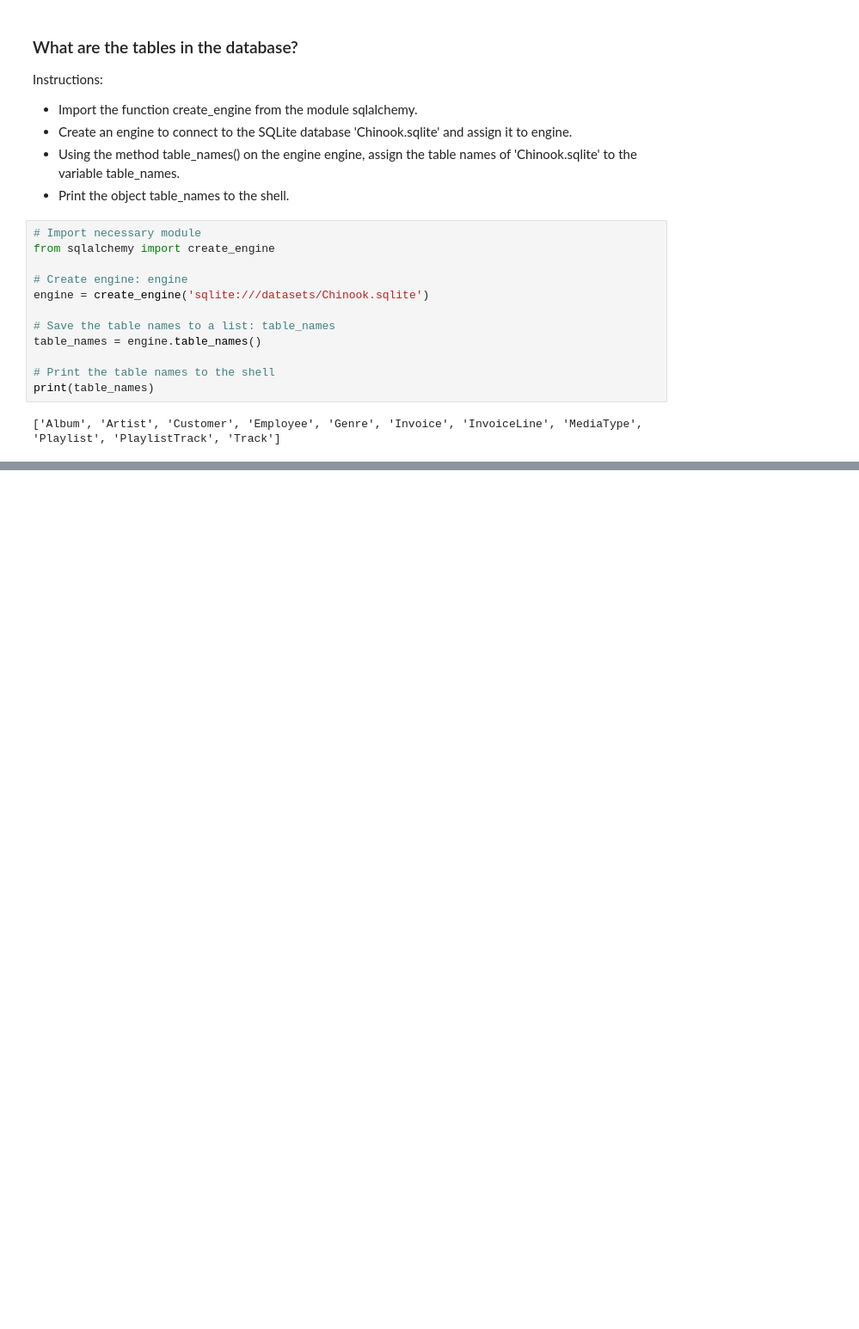
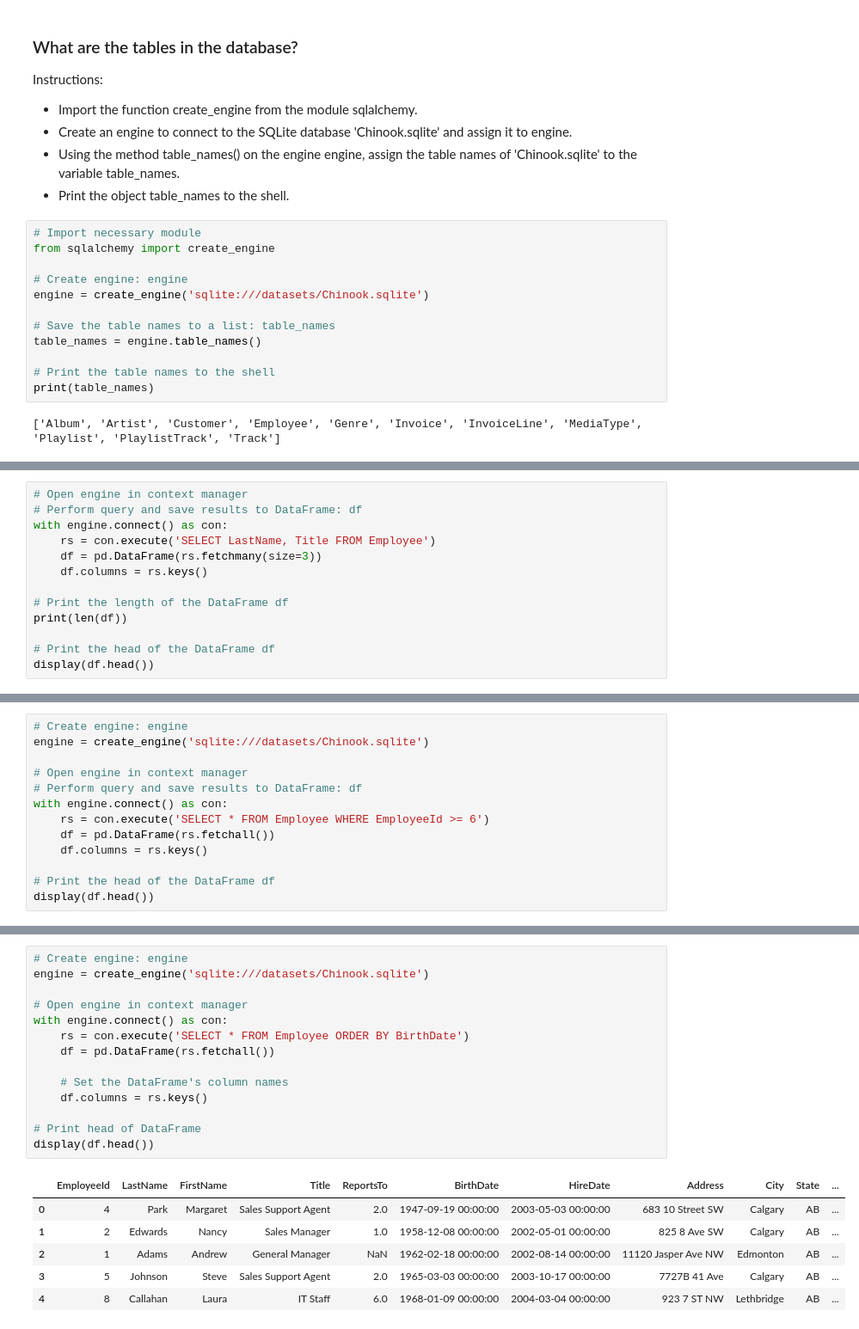
Before and after one commit to pedrogrigorio/DataCamp-Python-Data-Science-Track, a Jupyter notebook: 11-Introduction_to_Importing_Data_in_Python/notebook.ipynb, the cells around one changed output, grey strips where cells are left out. Shown: that part at 86% size. Drawn from its saved outputs; the diff is of its cells as text; blank space fills up the shorter version.

```diff
--- a/11-Introduction_to_Importing_Data_in_Python/notebook.ipynb
+++ b/11-Introduction_to_Importing_Data_in_Python/notebook.ipynb
@@ -561,0 +608,13 @@ print(table_names)
+# %%
+# Open engine in context manager
+# Perform query and save results to DataFrame: df
+with engine.connect() as con:
+    rs = con.execute('SELECT LastName, Title FROM Employee')
+    df = pd.DataFrame(rs.fetchmany(size=3))
+    df.columns = rs.keys()
+
+# Print the length of the DataFrame df
+print(len(df))
+
+# Print the head of the DataFrame df
+display(df.head())
@@ -561,0 +636,13 @@ print(table_names)
+# %%
+# Create engine: engine
+engine = create_engine('sqlite:///datasets/Chinook.sqlite')
+
+# Open engine in context manager
+# Perform query and save results to DataFrame: df
+with engine.connect() as con:
+    rs = con.execute('SELECT * FROM Employee WHERE EmployeeId >= 6')
+    df = pd.DataFrame(rs.fetchall())
+    df.columns = rs.keys()
+
+# Print the head of the DataFrame df
+display(df.head())
@@ -561,0 +663,21 @@ print(table_names)
+# %%
+# Create engine: engine
+engine = create_engine('sqlite:///datasets/Chinook.sqlite')
+
+# Open engine in context manager
+with engine.connect() as con:
+    rs = con.execute('SELECT * FROM Employee ORDER BY BirthDate')
+    df = pd.DataFrame(rs.fetchall())
+
+    # Set the DataFrame's column names
+    df.columns = rs.keys()
+
+# Print head of DataFrame
+display(df.head())
+# %% [output]
+|  | EmployeeId | LastName | FirstName | Title | ReportsTo | BirthDate | HireDate | Address | City | State | ... |
+| 0 | 4 | Park | Margaret | Sales Support Agent | 2.0 | 1947-09-19 00:00:00 | 2003-05-03 00:00:00 | 683 10 Street SW | Calgary | AB | ... |
+| 1 | 2 | Edwards | Nancy | Sales Manager | 1.0 | 1958-12-08 00:00:00 | 2002-05-01 00:00:00 | 825 8 Ave SW | Calgary | AB | ... |
+| 2 | 1 | Adams | Andrew | General Manager | NaN | 1962-02-18 00:00:00 | 2002-08-14 00:00:00 | 11120 Jasper Ave NW | Edmonton | AB | ... |
+| 3 | 5 | Johnson | Steve | Sales Support Agent | 2.0 | 1965-03-03 00:00:00 | 2003-10-17 00:00:00 | 7727B 41 Ave | Calgary | AB | ... |
+| 4 | 8 | Callahan | Laura | IT Staff | 6.0 | 1968-01-09 00:00:00 | 2004-03-04 00:00:00 | 923 7 ST NW | Lethbridge | AB | ... |
```
Also changed, not shown: parts of 7 cells of this notebook.
